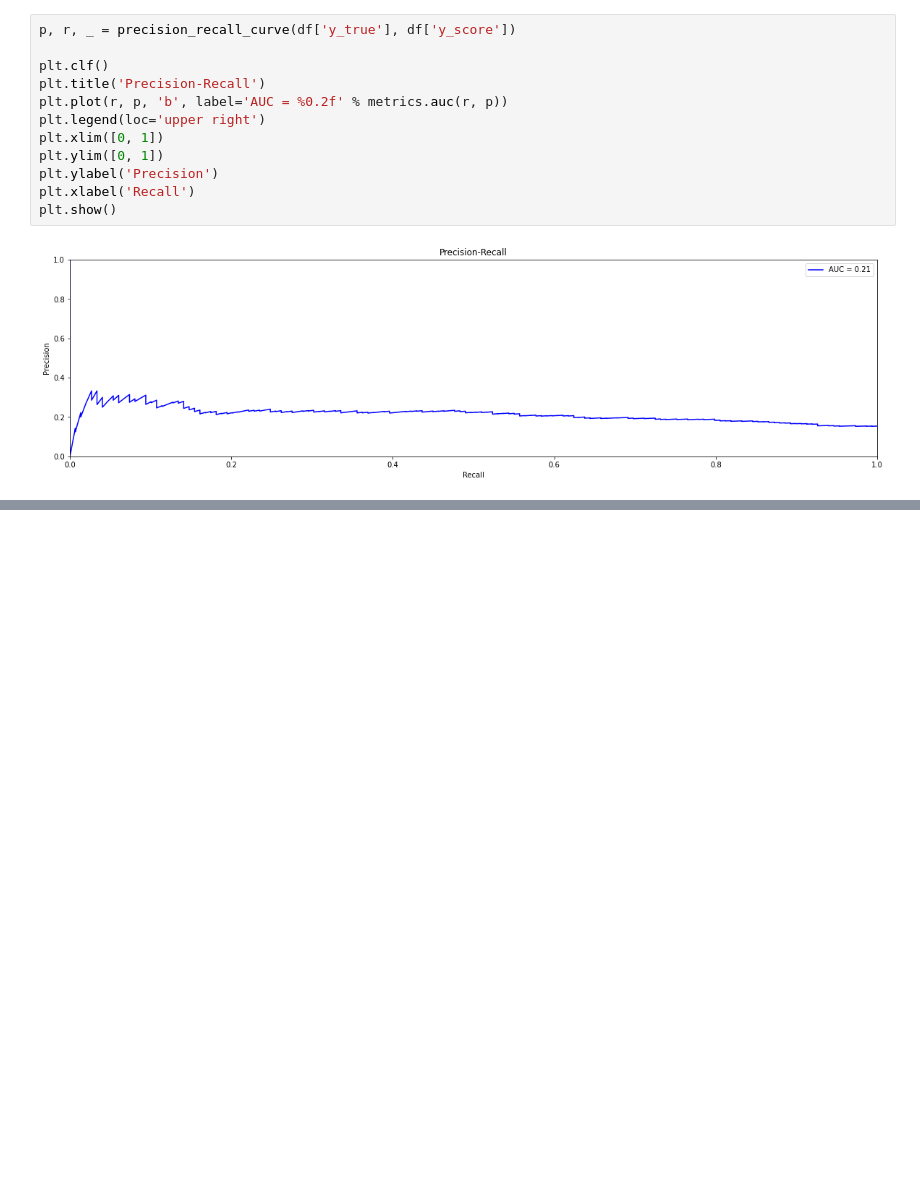
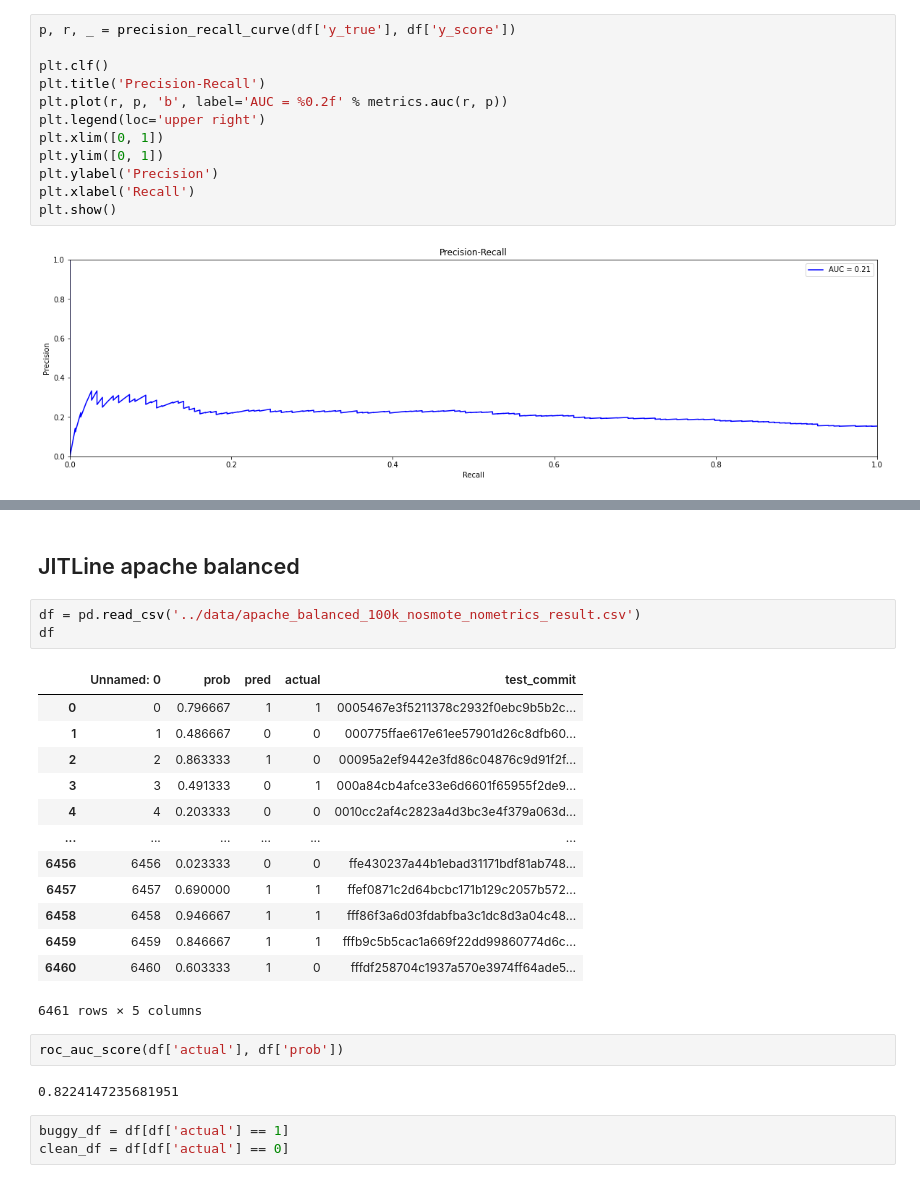
Before and after one commit to uw-swag/jit-bugpred, a Jupyter notebook: notebooks/jitgnn.ipynb, the cells around one changed output, grey strips where cells are left out. Saved outputs shown, nothing was run; the diff lists cells and outputs as text; blank space fills up the shorter version.

```diff
--- a/notebooks/jitgnn.ipynb
+++ b/notebooks/jitgnn.ipynb
@@ -890,0 +1001,26 @@ plt.show()
+# %% [markdown]
+## JITLine apache balanced
+# %%
+df = pd.read_csv('../data/apache_balanced_100k_nosmote_nometrics_result.csv')
+df
+# %% [output]
+|  | Unnamed: 0 | prob | pred | actual | test_commit |
+| 0 | 0 | 0.796667 | 1 | 1 | 0005467e3f5211378c2932f0ebc9b5b2c... |
+| 1 | 1 | 0.486667 | 0 | 0 | 000775ffae617e61ee57901d26c8dfb60... |
+| 2 | 2 | 0.863333 | 1 | 0 | 00095a2ef9442e3fd86c04876c9d91f2f... |
+| 3 | 3 | 0.491333 | 0 | 1 | 000a84cb4afce33e6d6601f65955f2de9... |
+| 4 | 4 | 0.203333 | 0 | 0 | 0010cc2af4c2823a4d3bc3e4f379a063d... |
+| ... | ... | ... | ... | ... | ... |
+| 6456 | 6456 | 0.023333 | 0 | 0 | ffe430237a44b1ebad31171bdf81ab748... |
+| 6457 | 6457 | 0.690000 | 1 | 1 | ffef0871c2d64bcbc171b129c2057b572... |
+| 6458 | 6458 | 0.946667 | 1 | 1 | fff86f3a6d03fdabfba3c1dc8d3a04c48... |
+| 6459 | 6459 | 0.846667 | 1 | 1 | fffb9c5b5cac1a669f22dd99860774d6c... |
+| 6460 | 6460 | 0.603333 | 1 | 0 | fffdf258704c1937a570e3974ff64ade5... |
+6461 rows × 5 columns
+# %%
+roc_auc_score(df['actual'], df['prob'])
+# %% [output]
+0.8224147235681951
+# %%
+buggy_df = df[df['actual'] == 1]
+clean_df = df[df['actual'] == 0]
```
Also changed, not shown: parts of 68 cells of this notebook, 11 other files.
